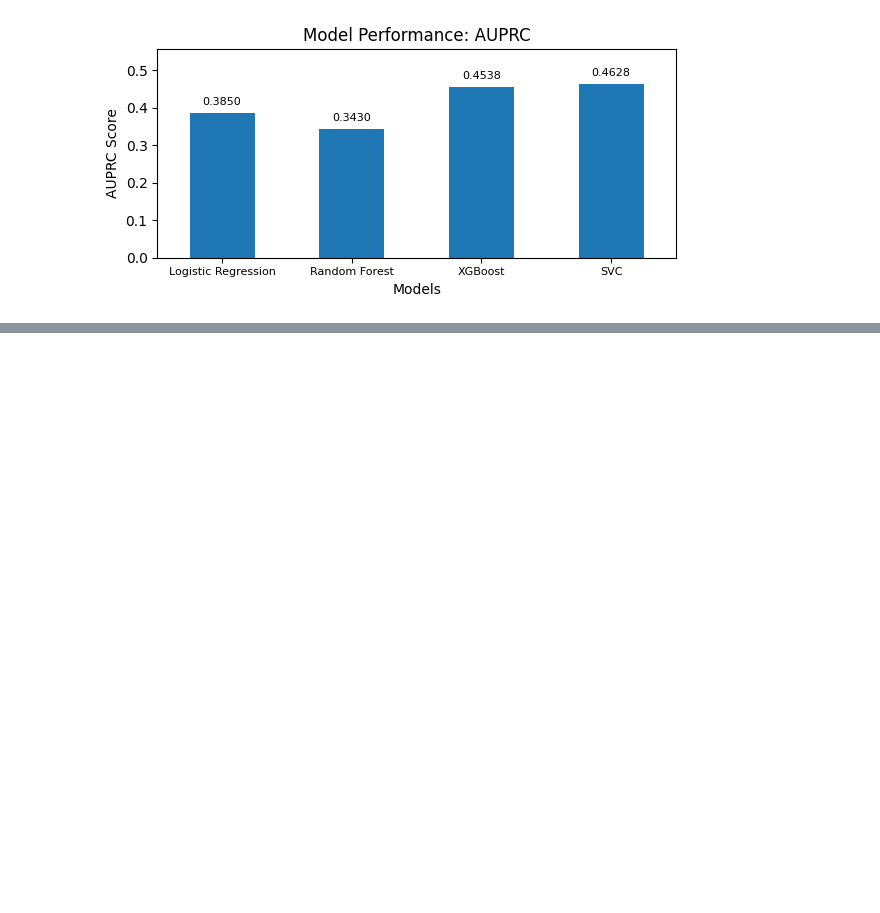
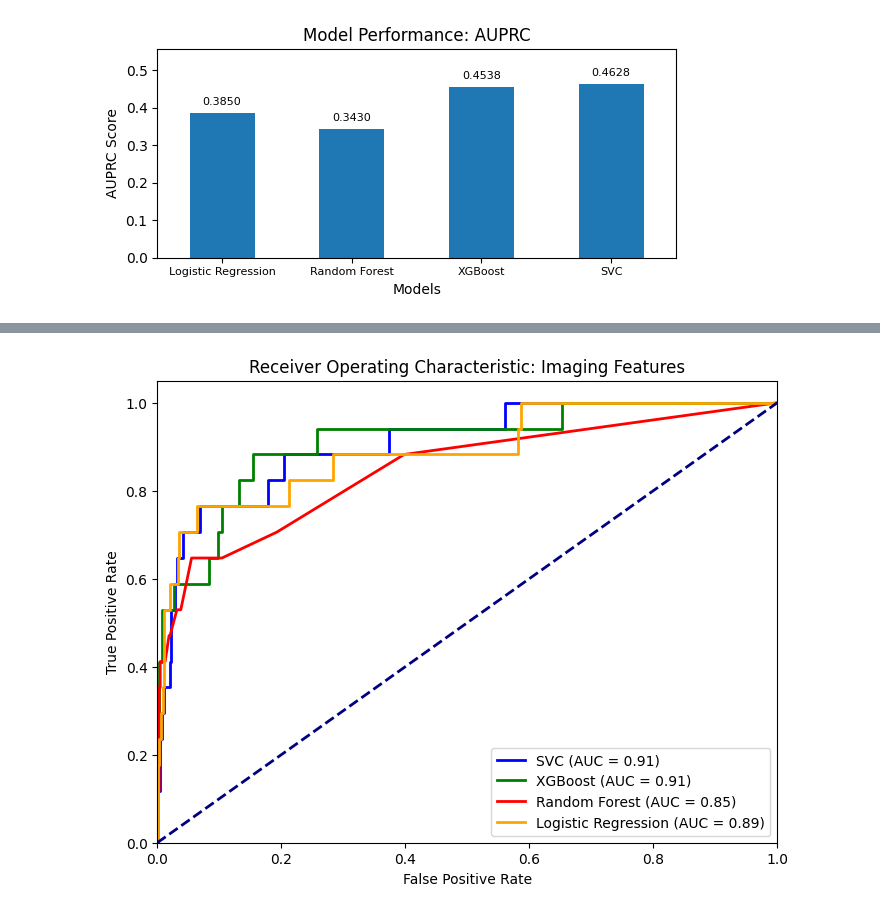
Before and after one commit to leonardgarcia90/Sybil-Project, a Jupyter notebook: sybil_ml_training.ipynb, the cells around one changed output, grey strips where cells are left out. Cells and saved outputs as stored; diff of their text form; code cells hidden in the pictures; blank space fills up the shorter version.

```diff
--- a/sybil_ml_training.ipynb
+++ b/sybil_ml_training.ipynb
@@ -2946,0 +3269,13 @@ make_chart_from_dic(plco_im_dic)
+# %%
+# ROC Curve for IM features
+
+models_im_dic = {
+    'SVC' : best_svc_model_im,
+    'XGBoost' : best_xgboost_model_im,
+    'Random Forest' : best_rand_for_model_im,
+    'Logistic Regression' : best_log_reg_model_im
+}
+
+make_roc_curve(models_im_dic, flat_feature_vector_df, y_ucla, 'Imaging')
+# %% [output]
+[figure, added]
```
Also changed, not shown: parts of 35 cells of this notebook.
